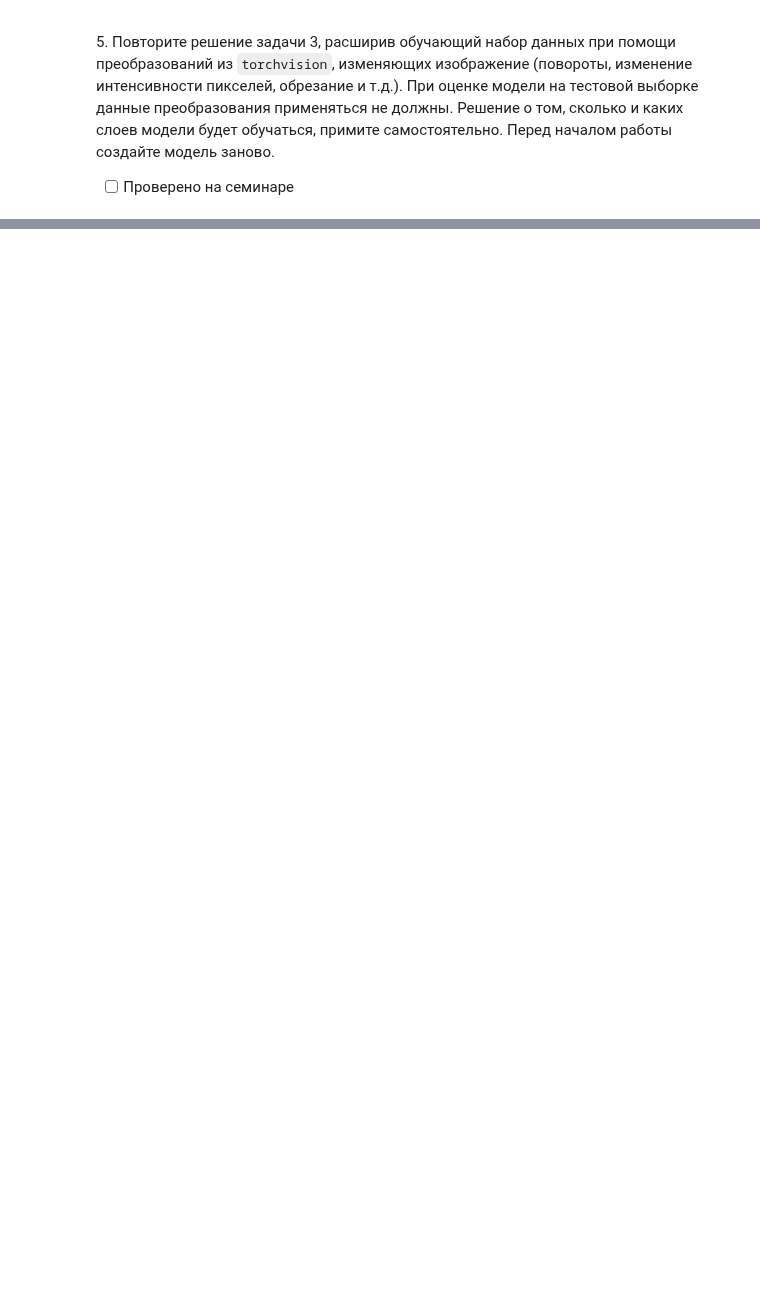
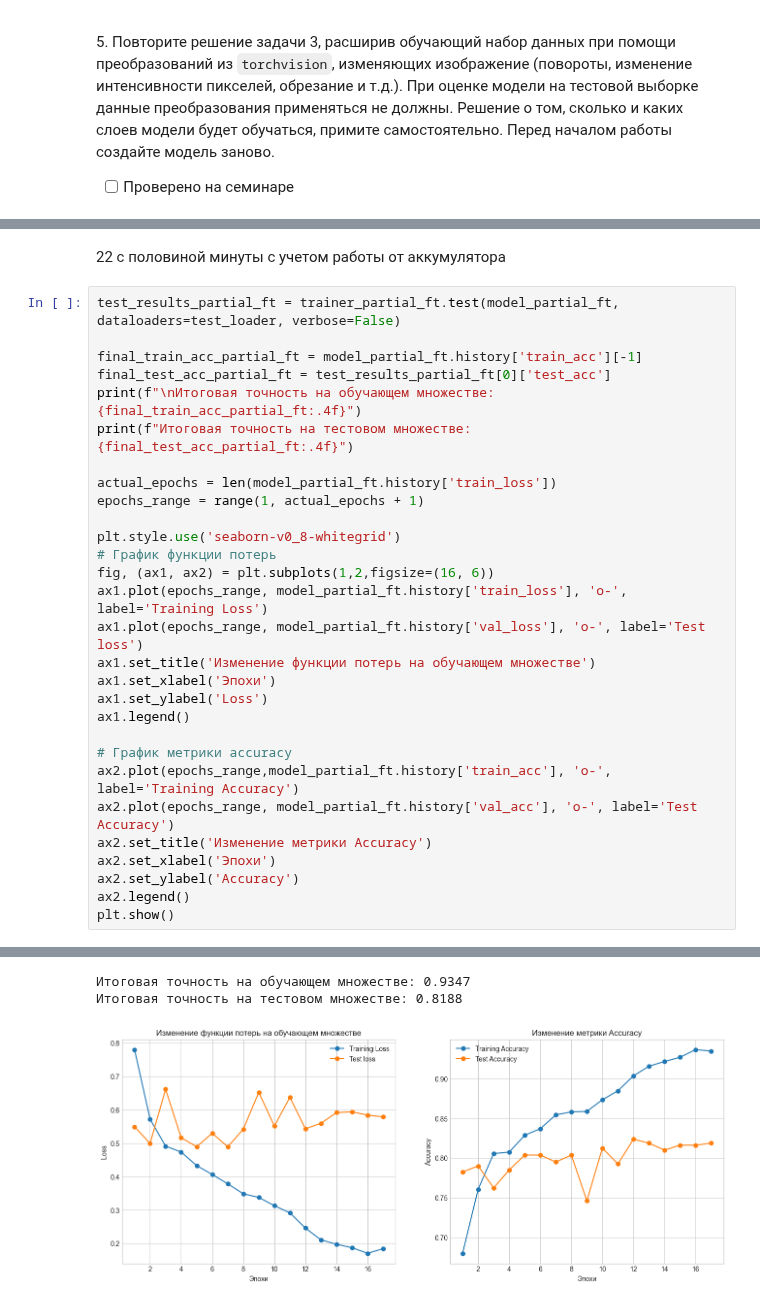
Before and after one commit to Ackrome/FU, a Jupyter notebook: Course_3/DL/03_2_cnn_pretrained.ipynb, the cells around one changed output, grey strips where cells are left out. Cells and saved outputs as stored; diff of their text form; blank space fills up the shorter version.

```diff
--- a/Course_3/DL/03_2_cnn_pretrained.ipynb
+++ b/Course_3/DL/03_2_cnn_pretrained.ipynb
@@ -176,0 +828,32 @@ ImageClassification(
+# %% [markdown]
+22 с половиной минуты с учетом работы от аккумулятора
+# %%
+test_results_partial_ft = trainer_partial_ft.test(model_partial_ft, dataloaders=test_loader, verbose=False)
+
+final_train_acc_partial_ft = model_partial_ft.history['train_acc'][-1]
+final_test_acc_partial_ft = test_results_partial_ft[0]['test_acc']
+print(f"\nИтоговая точность на обучающем множестве: {final_train_acc_partial_ft:.4f}")
+print(f"Итоговая точность на тестовом множестве: {final_test_acc_partial_ft:.4f}")
+
+actual_epochs = len(model_partial_ft.history['train_loss'])
+epochs_range = range(1, actual_epochs + 1)
+
+plt.style.use('seaborn-v0_8-whitegrid')
+# График функции потерь
+fig, (ax1, ax2) = plt.subplots(1,2,figsize=(16, 6))
+ax1.plot(epochs_range, model_partial_ft.history['train_loss'], 'o-', label='Training Loss')
+ax1.plot(epochs_range, model_partial_ft.history['val_loss'], 'o-', label='Test loss')
+ax1.set_title('Изменение функции потерь на обучающем множестве')
+ax1.set_xlabel('Эпохи')
+ax1.set_ylabel('Loss')
+ax1.legend()
+
+# График метрики accuracy
+ax2.plot(epochs_range,model_partial_ft.history['train_acc'], 'o-', label='Training Accuracy')
+ax2.plot(epochs_range, model_partial_ft.history['val_acc'], 'o-', label='Test Accuracy')
+ax2.set_title('Изменение метрики Accuracy')
+ax2.set_xlabel('Эпохи')
+ax2.set_ylabel('Accuracy')
+ax2.legend()
+plt.show()
+# %% [output]
@@ -176,0 +862,3 @@ ImageClassification(
+Итоговая точность на обучающем множестве: 0.9347
+Итоговая точность на тестовом множестве: 0.8188
+[figure, added]
```
Also changed, not shown: parts of 27 cells of this notebook, 2 other files.
